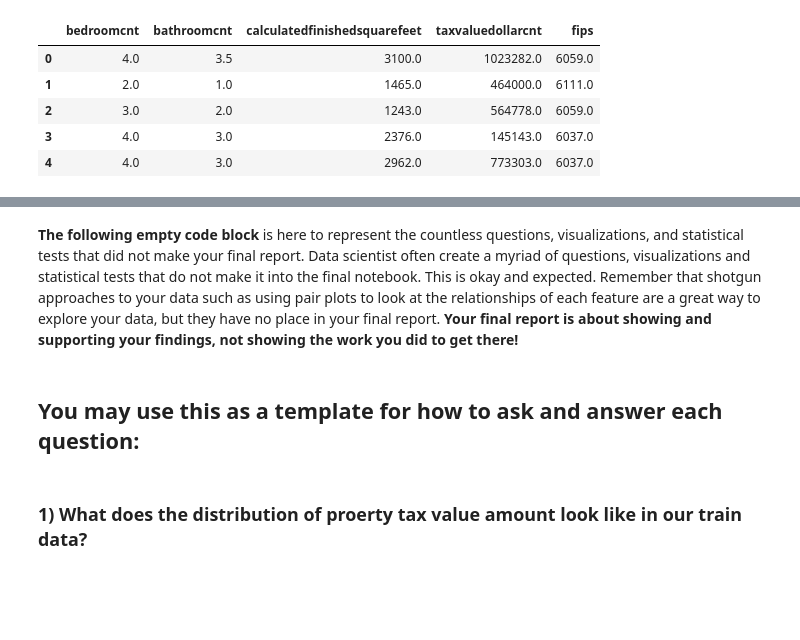
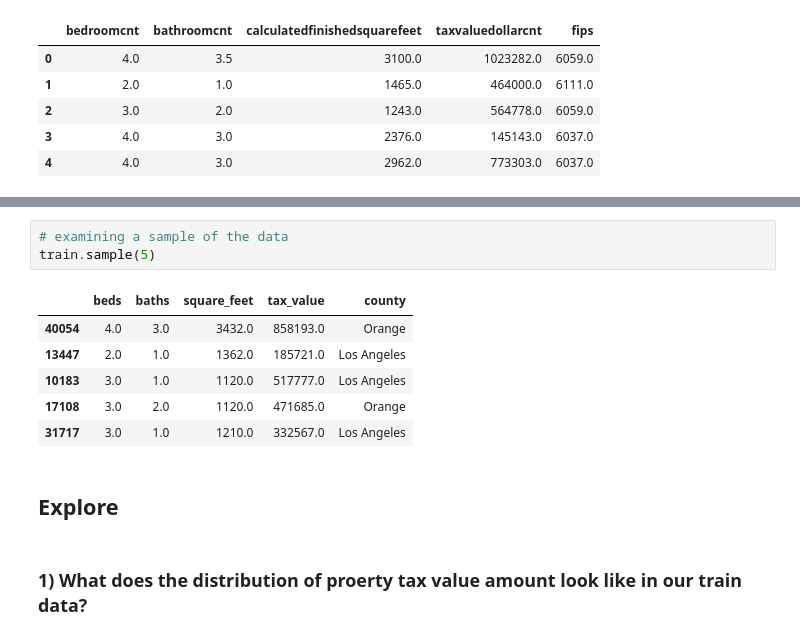
Before and after one commit to aaron-mv-moore/regression-zillow-project, a Jupyter notebook: report.ipynb, the cells around one changed output, grey strips where cells are left out. Drawn from its saved outputs; the diff is of its cells as text; blank space fills up the shorter version.

```diff
--- a/report.ipynb
+++ b/report.ipynb
@@ -58,12 +51,15 @@ train, test, validate = wrangle_zillow()
-# %% [markdown]
-**The following empty code block** is here to represent the countless questions, visualizations, and statistical tests
-that did not make your final report. Data scientist often create a myriad of questions, visualizations
-and statistical tests that do not make it into the final notebook. This is okay and expected. Remember
-that shotgun approaches to your data such as using pair plots to look at the relationships of each feature
-are a great way to explore your data, but they have no place in your final report.
-**Your final report is about showing and supporting your findings, not showing the work you did to get there!**
-# %% [markdown]
-## You may use this as a template for how to ask and answer each question:
+# %%
+# examining a sample of the data
+train.sample(5)
+# %% [output]
+|  | beds | baths | square_feet | tax_value | county |
+| 40054 | 4.0 | 3.0 | 3432.0 | 858193.0 | Orange |
+| 13447 | 2.0 | 1.0 | 1362.0 | 185721.0 | Los Angeles |
+| 10183 | 3.0 | 1.0 | 1120.0 | 517777.0 | Los Angeles |
+| 17108 | 3.0 | 2.0 | 1120.0 | 471685.0 | Orange |
+| 31717 | 3.0 | 1.0 | 1210.0 | 332567.0 | Los Angeles |
+# %% [markdown]
+## Explore
 # %% [markdown]
 ### 1) What does the distribution of proerty tax value amount look like in our train data?
 # %%
```
Also changed, not shown: parts of 7 cells of this notebook.
